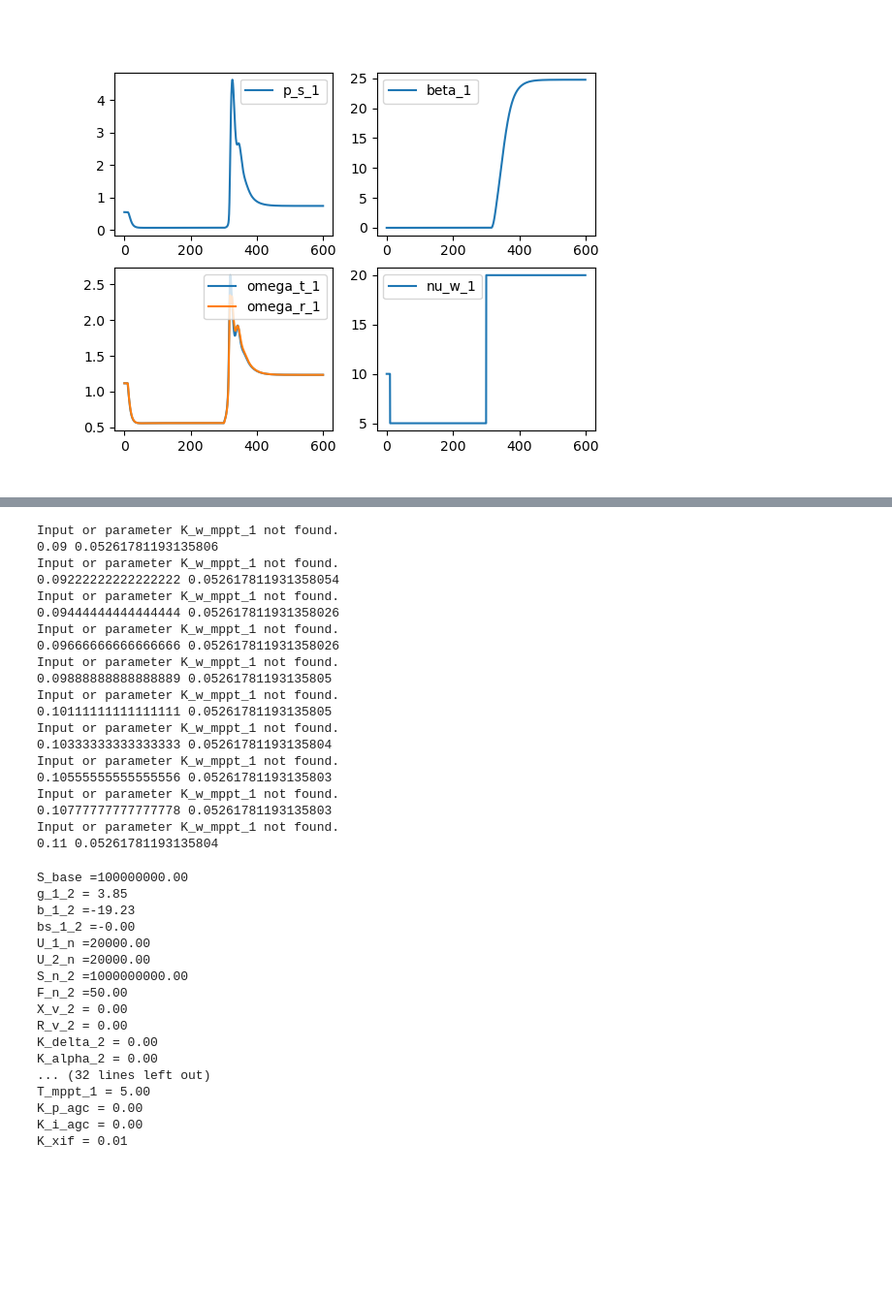
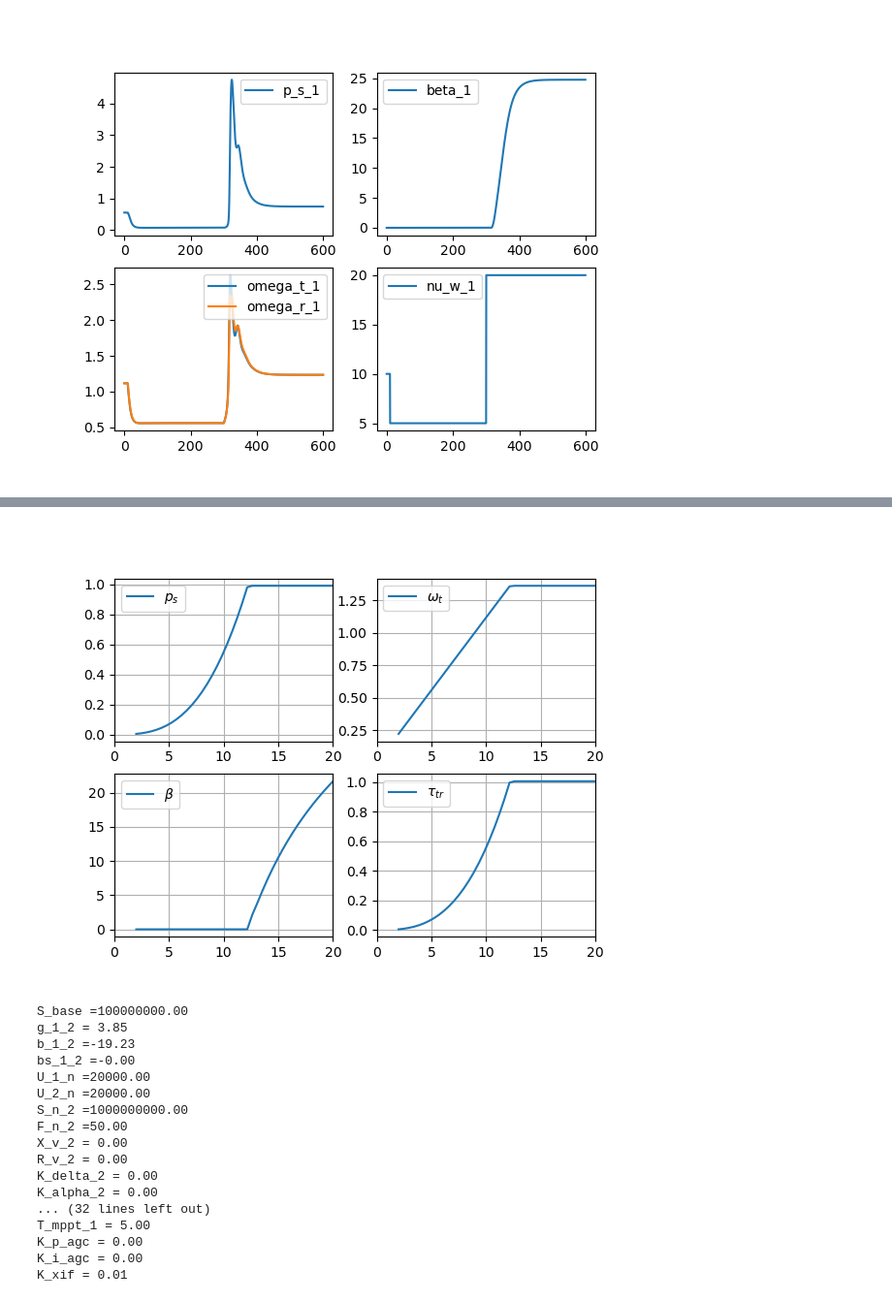
Before and after one commit to pydae/pydae_examples, a Jupyter notebook: grids/grid_bmapu/wecs/pmsm/wecs_pmsm.ipynb, the cells around one changed output, grey strips where cells are left out. Shown: that part at 97% size. Saved outputs shown, nothing was run; the diff lists cells and outputs as text; code cells hidden in the pictures; blank space fills up the shorter version.

Commit message:
pv model added

```diff
--- a/grids/grid_bmapu/wecs/pmsm/wecs_pmsm.ipynb
+++ b/grids/grid_bmapu/wecs/pmsm/wecs_pmsm.ipynb
@@ -155,33 +51,49 @@ p_agc =  0.00
-# %%
-# params.pop('i_dc_1')
-# params.pop('p_m_ref_1')
-# params.pop('p_w_1')
-for K_w_mppt_1 in np.linspace(0.09,0.11,10):
-    params.update({'K_w_mppt_1':K_w_mppt_1,'nu_w_1':5})
-
-    model.ini(params,'xy_0.json')
-    print(K_w_mppt_1,model.get_value('p_s_1'))
-# %% [output]
-Input or parameter K_w_mppt_1 not found.
-0.09 0.05261781193135806
-Input or parameter K_w_mppt_1 not found.
-0.09222222222222222 0.052617811931358054
-Input or parameter K_w_mppt_1 not found.
-0.09444444444444444 0.052617811931358026
-Input or parameter K_w_mppt_1 not found.
-0.09666666666666666 0.052617811931358026
-Input or parameter K_w_mppt_1 not found.
-0.09888888888888889 0.05261781193135805
-Input or parameter K_w_mppt_1 not found.
-0.10111111111111111 0.05261781193135805
-Input or parameter K_w_mppt_1 not found.
-0.10333333333333333 0.05261781193135804
-Input or parameter K_w_mppt_1 not found.
-0.10555555555555556 0.05261781193135803
-Input or parameter K_w_mppt_1 not found.
-0.10777777777777778 0.05261781193135803
-Input or parameter K_w_mppt_1 not found.
-0.11 0.05261781193135804
+# %%
+Nu_w = np.linspace(2.0,20,40)
+P_s = Nu_w.copy()
+Beta = Nu_w.copy()
+Omega_t = Nu_w.copy()
+Theta_tr = Nu_w.copy()
+for it,nu_w in enumerate(Nu_w):
+    Omega_r_max = 1.36
+    omega_0 = np.clip(nu_w/10,0.4,Omega_r_max)
+    beta_0 = np.clip((nu_w-13)*3,0,90)
+    xy_0 = {
+        "V_1": 1.0,"theta_1": 0.0,"V_2": 1.0,"theta_2": 0.0,
+        "omega_coi": 1.0,"omega_2": 1.0,
+        "theta_tr_1": 0.0,
+        "omega_t_1": omega_0,"omega_r_1": omega_0,
+        "xi_beta_1":beta_0,
+        "beta_1":beta_0,
+        "i_sr_1": 1,
+        "v_dc_1": 1.5,
+        "p_w_mppt_lpf_1":omega_0,
+        "v_mq_1":1.0,
+        "v_tq_ref_1":1.0
+    }
+
+
+    model.ini({'K_pdc_1':50,"C_dc_1":0.01,"nu_w_1":nu_w,'q_s_ref_1':0.0,
+            "K_p_beta_1":1,"K_i_beta_1":1.0,"T_beta_1":1.2,"Omega_r_max_1":Omega_r_max,
+            "beta_ext_1":0,"p_ref_ext_1":0},xy_0)#'xy_0.json')
+
+    P_s[it]  = model.get_value('p_s_1')
+    Beta[it] = model.get_value('beta_1')
+    Omega_t[it] = model.get_value('omega_t_1')
+    Theta_tr[it] = model.get_value('theta_tr_1')
+# %%
+fig,axes = plt.subplots(nrows=2,ncols=2)
+axes[0,0].plot(Nu_w,P_s,label='$p_s$')
+axes[1,0].plot(Nu_w,Beta,label=r'$\beta$')
+axes[0,1].plot(Nu_w,Omega_t,label='$\omega_t$')
+axes[1,1].plot(Nu_w,Theta_tr* model.get_value('K_tr_1'),label=r'$\tau_{tr}$')
+
+for ax in axes.flatten():
+    ax.grid()
+    ax.set_xlim((0,20))
+    ax.legend()
+# %% [output]
+[figure, added]
 # %%
 model.report_params()
 # %% [output]
```
Also changed, not shown: parts of 14 cells of this notebook, 13 other files.
